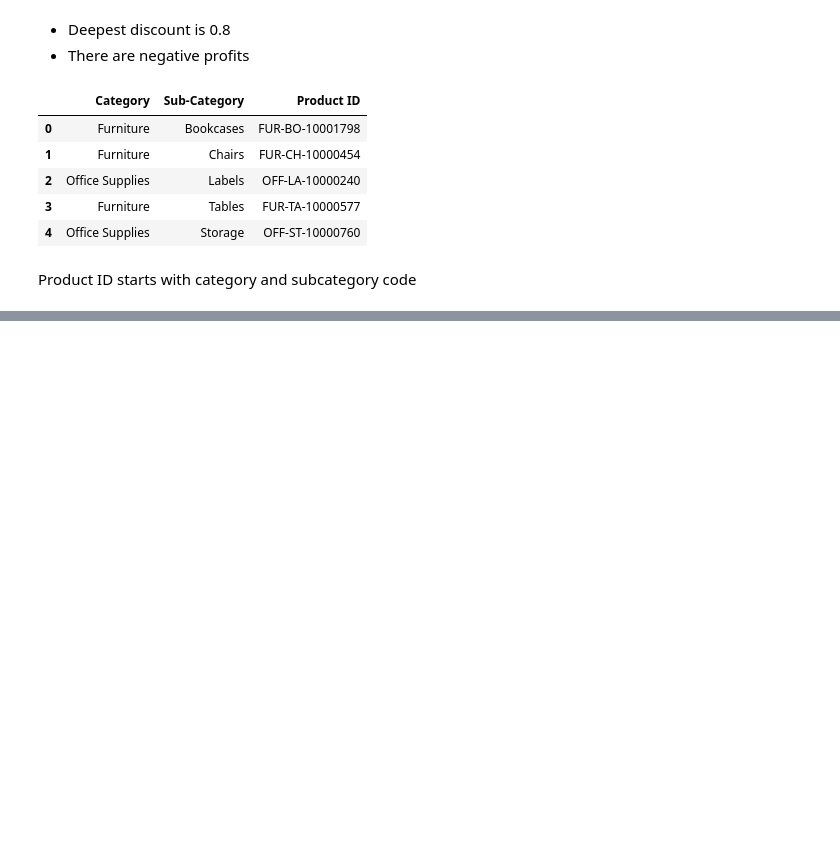
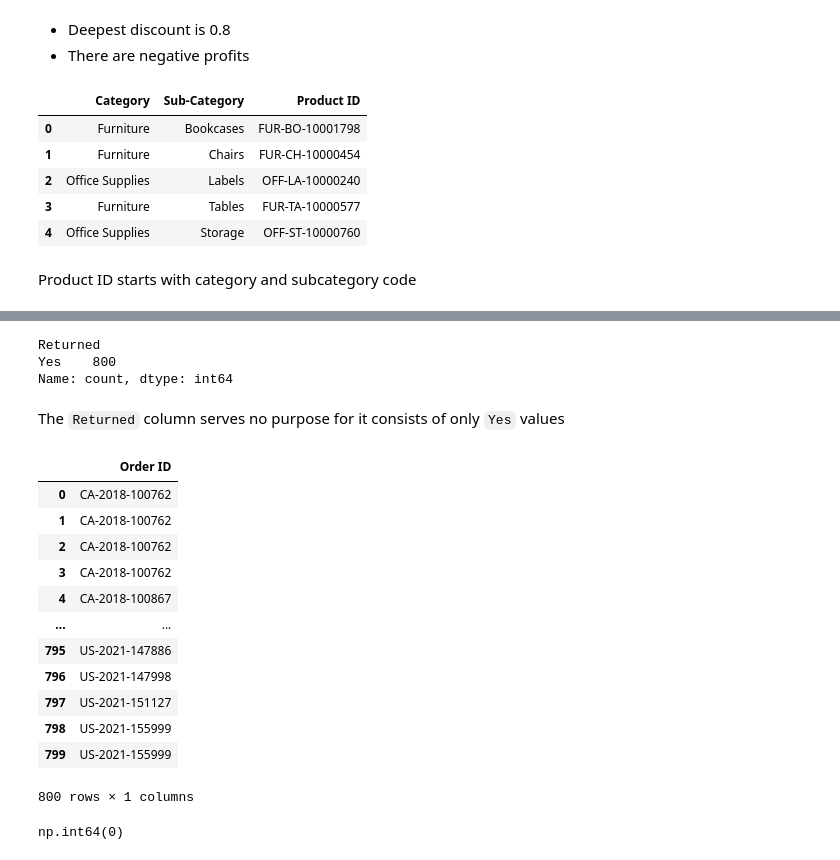
Before and after one commit to frogcoder/GBC_Fund_Data_Management, a Jupyter notebook: data_management_exercise1.ipynb, the cells around one changed output, grey strips where cells are left out. Cells and saved outputs as stored; diff of their text form; code cells hidden in the pictures; blank space fills up the shorter version.

```diff
--- a/data_management_exercise1.ipynb
+++ b/data_management_exercise1.ipynb
@@ -232,0 +243,28 @@ Product ID starts with category and subcategory code
+# %%
+returns_df["Returned"].value_counts()
+# %% [output]
+Returned
+Yes    800
+Name: count, dtype: int64
+# %% [markdown]
+The `Returned` column serves no purpose for it consists of only `Yes` values
+# %%
+returns_df.drop("Returned", axis=1)
+# %% [output]
+|  | Order ID |
+| 0 | CA-2018-100762 |
+| 1 | CA-2018-100762 |
+| 2 | CA-2018-100762 |
+| 3 | CA-2018-100762 |
+| 4 | CA-2018-100867 |
+| ... | ... |
+| 795 | US-2021-147886 |
+| 796 | US-2021-147998 |
+| 797 | US-2021-151127 |
+| 798 | US-2021-155999 |
+| 799 | US-2021-155999 |
+800 rows × 1 columns
+# %%
+orders_df.duplicated().sum()
+# %% [output]
+np.int64(0)
```
Also changed, not shown: parts of 6 cells of this notebook.
